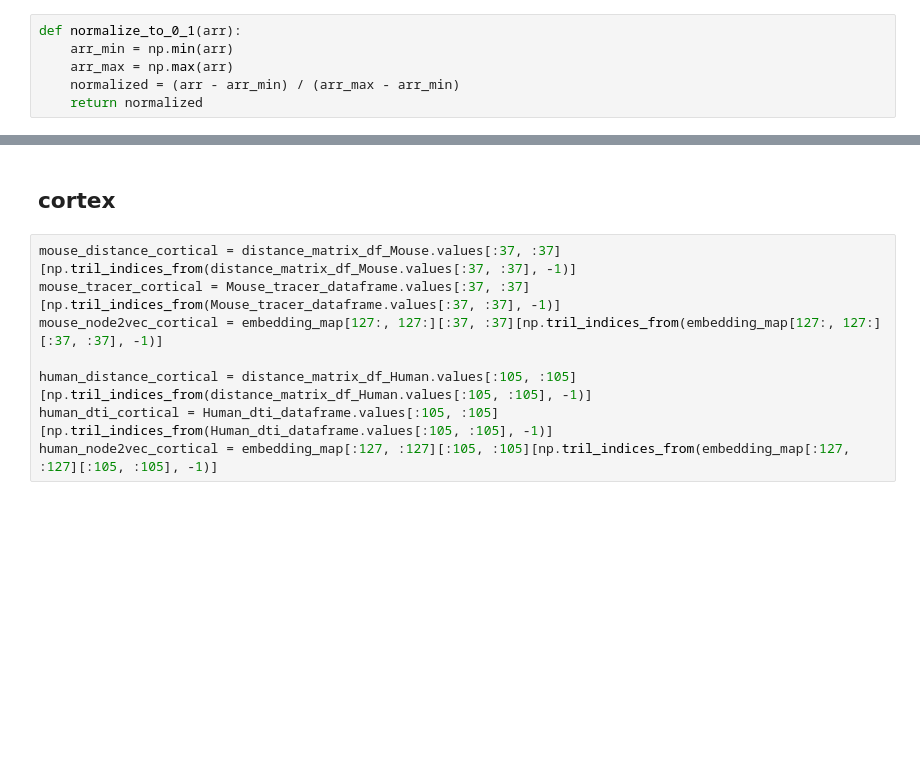
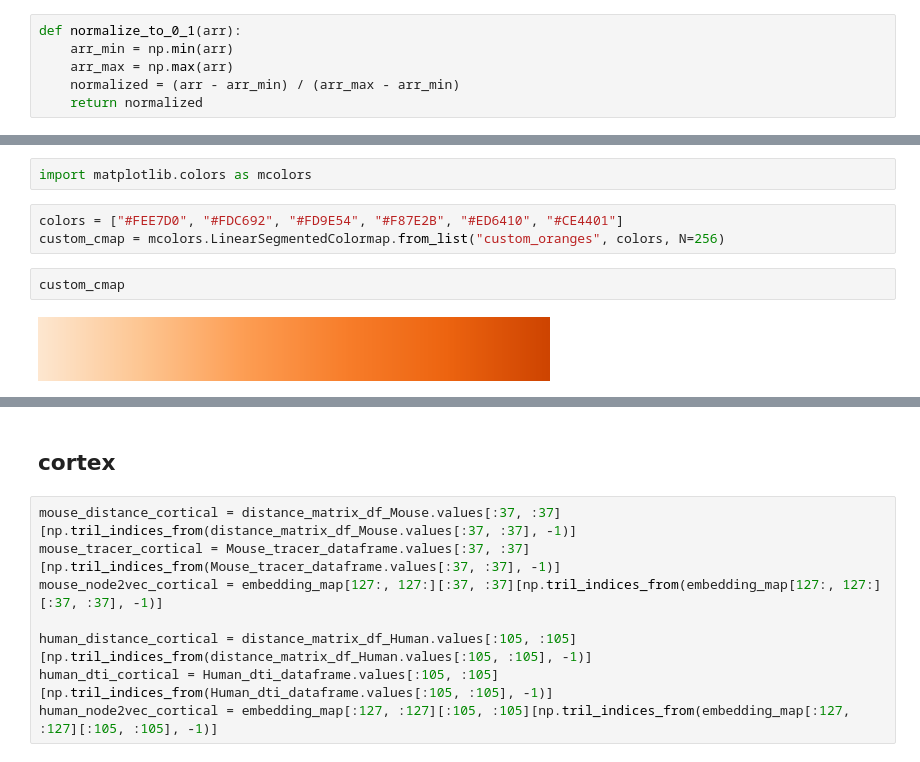
Before and after one commit to tyzhang97/transbrain, a Jupyter notebook: notebook/Graphembedding_analysis/node2vec_.ipynb, the cells around one changed output, grey strips where cells are left out. Drawn from its saved outputs; the diff is of its cells as text; blank space fills up the shorter version.

```diff
--- a/notebook/Graphembedding_analysis/node2vec_.ipynb
+++ b/notebook/Graphembedding_analysis/node2vec_.ipynb
@@ -451,0 +465,9 @@ plt.tight_layout()
+# %%
+import matplotlib.colors as mcolors
+# %%
+colors = ["#FEE7D0", "#FDC692", "#FD9E54", "#F87E2B", "#ED6410", "#CE4401"]
+custom_cmap = mcolors.LinearSegmentedColormap.from_list("custom_oranges", colors, N=256)
+# %%
+custom_cmap
+# %% [output]
+[figure, added]
```
Also changed, not shown: parts of 37 cells of this notebook, 19 other files.
